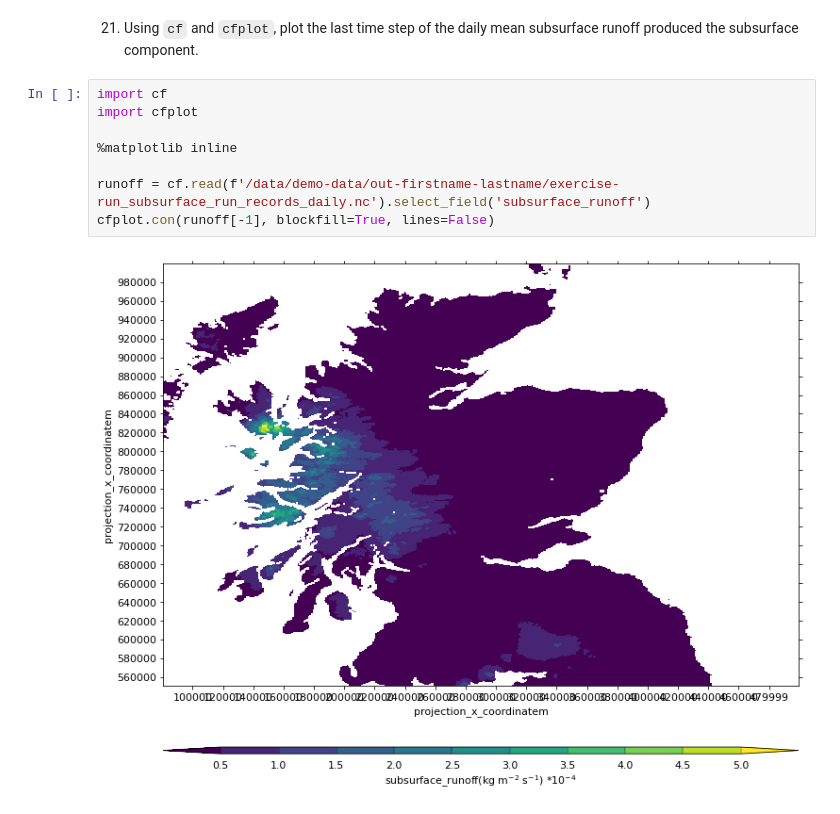
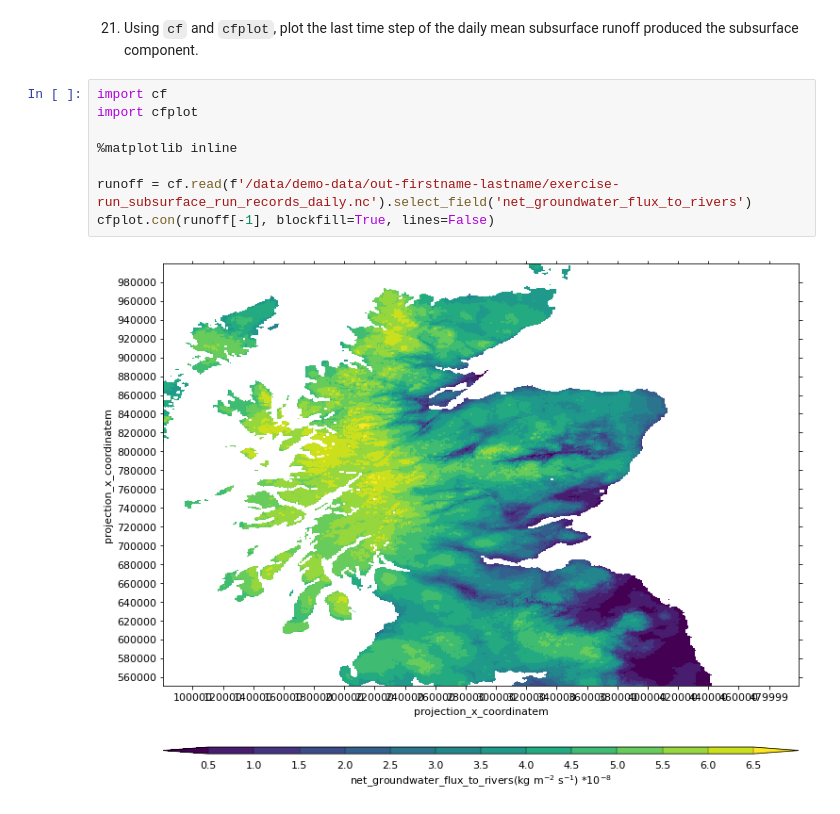
Before and after one commit to unifhy-org/unifhy-training, a Jupyter notebook: notebooks/unifhy_solution_exercise2.ipynb, the cells around one changed output. Drawn from its saved outputs; the diff is of its cells as text.

Commit message:
update demo and exercises to work with `unifhy==0.1.0`

```diff
--- a/notebooks/unifhy_solution_exercise2.ipynb
+++ b/notebooks/unifhy_solution_exercise2.ipynb
@@ -282,10 +290,10 @@ model.simulate(
 # %%
 import cf
 import cfplot
 
 %matplotlib inline
 
-runoff = cf.read(f'/data/demo-data/out-firstname-lastname/exercise-run_subsurface_run_records_daily.nc').select_field('subsurface_runoff')
+runoff = cf.read(f'/data/demo-data/out-firstname-lastname/exercise-run_subsurface_run_records_daily.nc').select_field('net_groundwater_flux_to_rivers')
 cfplot.con(runoff[-1], blockfill=True, lines=False)
 # %% [output]
-[figure, old version]
+[figure, new version]
```
Also changed, not shown: parts of 13 cells of this notebook, 4 other files.
